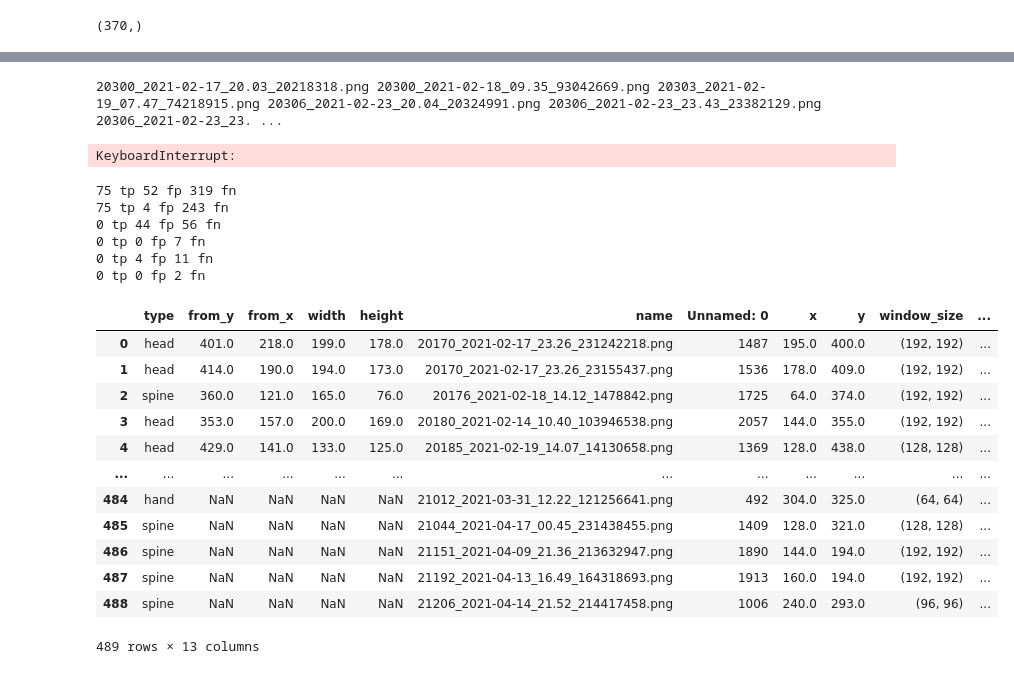
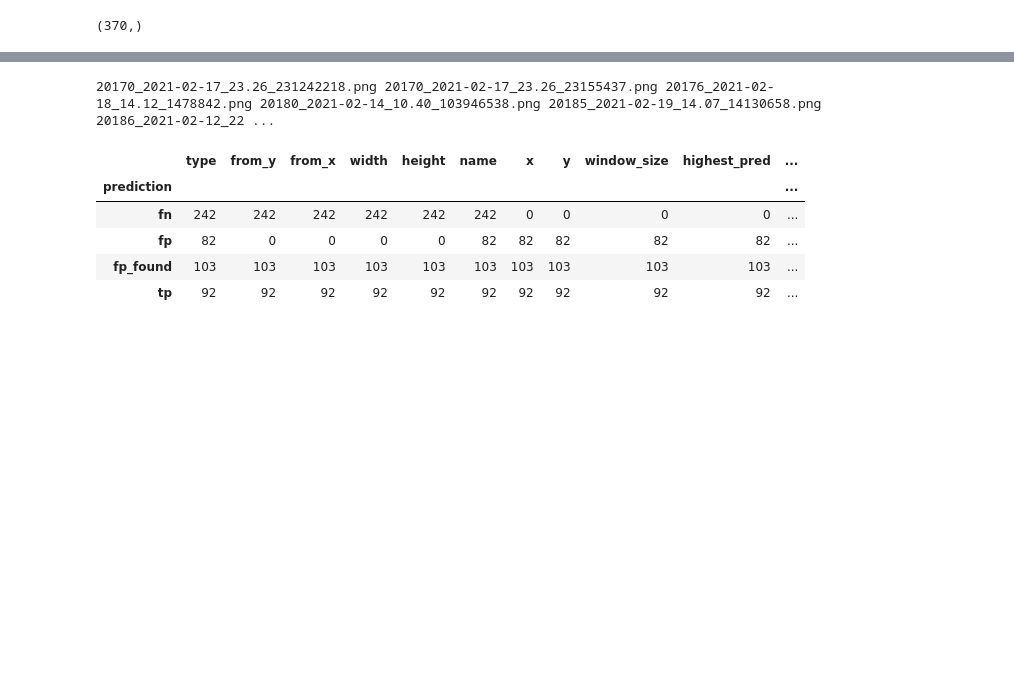
Before and after one commit to ZnFarha/Project3-1, a Jupyter notebook: src/HOG/Test2.ipynb, the cells around one changed output, grey strips where cells are left out. Drawn from its saved outputs; the diff is of its cells as text; code cells hidden in the pictures; blank space fills up the shorter version.

```diff
--- a/src/HOG/Test2.ipynb
+++ b/src/HOG/Test2.ipynb
@@ -94,25 +98,24 @@ Wall time: 1.06 s
 # %%
 %%time
 import time
-from joblib import Parallel, delayed
 
 def analyse(image):
     print(image, end=' ')
+
     img = cv2.imread(resources_path+image_folder+'/'+image, 0)
 
     start = time.time()
 
     feat_image, result, pred = Classify.analyse_image(img, classifiers,  crop_thresh=0.2, blur_size=10, bright_strength=1, sharp_strength=1,
-                                   square_step=True, windows=[(64, 64), (96, 96), (128, 128), (192, 192)], window_stride=16, pred_threshold = 0.99)
+                                   square_step=True, windows=[(64, 64), (96, 96), (128, 128), (192, 192)], window_stride=16, pred_threshold = 0.95)
 
     end = time.time()
     result['time_in_s'] = end-start
     result['name'] = image
-    result.to_csv(resources_path+'/test/res/'+image[0:-4]+'.csv')
+    result.to_csv(resources_path+'/test/res/'+image[0:-4]+'.csv', index=False)
 
-for im in images_to_check[142:]:
+for im in images_to_check:
     analyse(im)
 # %% [output]
-20300_2021-02-17_20.03_20218318.png 20300_2021-02-18_09.35_93042669.png 20303_2021-02-19_07.47_74218915.png 20306_2021-02-23_20.04_20324991.png 20306_2021-02-23_23.43_23382129.png 20306_2021-02-23_23. ...
+20170_2021-02-17_23.26_231242218.png 20170_2021-02-17_23.26_23155437.png 20176_2021-02-18_14.12_1478842.png 20180_2021-02-14_10.40_103946538.png 20185_2021-02-19_14.07_14130658.png 20186_2021-02-12_22 ...
-KeyboardInterrupt:
 # %%
@@ -135,48 +139,26 @@ results1 = results1.drop(columns=['full_width', 'full_height', 'head', 'spine',
 # %%
 from Classify import iou_value
 
 def iou(row):
     if row.isnull().values.any():
         return 0
     c, c1 = row[['from_x','from_y']], row[['x','y']]
     boxA = [c[0], c[1], c[0]+row['width'], c[1]+row['height']]
     boxB = [c1[0], c1[1], c1[0]+row['window_size'][0], c1[1]+row['window_size'][1]]
     return iou_value(boxA, boxB, boxes=True)
 
+results1.loc[:,'iou'] = results1.apply(iou, axis=1)
+results1.loc[results1['iou']>=0.5,'prediction'] = 'tp'
+results1.loc[results1['iou']<0.5,'prediction'] = 'fp_found'
+results1.loc[results1['from_y'].isna(), 'prediction'] = 'fp'
+results1.loc[results1['x'].isna(), 'prediction'] = 'fn'
 
-def t(df):
-
-    true_positive = len(df[df['iou']>0.5])
-    false_negative = df['x'].isna().sum()
-    false_positive = df['from_x'].isna().sum()
-    print('{} tp {} fp {} fn'.format(true_positive, false_positive, false_negative))
-
-results1.loc[:,'iou'] = results1.apply(iou, axis=1)
-t(results1)
-t(results1[results1['type']=='head'])
-t(results1[results1['type']=='spine'])
-t(results1[results1['type']=='arm'])
-t(results1[results1['type']=='hand'])
-t(results1[results1['type']=='leg'])
-results1
+results1.groupby(by='prediction').count()
 # %% [output]
-75 tp 52 fp 319 fn
-75 tp 4 fp 243 fn
-0 tp 44 fp 56 fn
-0 tp 0 fp 7 fn
-0 tp 4 fp 11 fn
-0 tp 0 fp 2 fn
-|  | type | from_y | from_x | width | height | name | Unnamed: 0 | x | y | window_size | ... |
-| 0 | head | 401.0 | 218.0 | 199.0 | 178.0 | 20170_2021-02-17_23.26_231242218.png | 1487 | 195.0 | 400.0 | (192, 192) | ... |
-| 1 | head | 414.0 | 190.0 | 194.0 | 173.0 | 20170_2021-02-17_23.26_23155437.png | 1536 | 178.0 | 409.0 | (192, 192) | ... |
-| 2 | spine | 360.0 | 121.0 | 165.0 | 76.0 | 20176_2021-02-18_14.12_1478842.png | 1725 | 64.0 | 374.0 | (192, 192) | ... |
-| 3 | head | 353.0 | 157.0 | 200.0 | 169.0 | 20180_2021-02-14_10.40_103946538.png | 2057 | 144.0 | 355.0 | (192, 192) | ... |
-| 4 | head | 429.0 | 141.0 | 133.0 | 125.0 | 20185_2021-02-19_14.07_14130658.png | 1369 | 128.0 | 438.0 | (128, 128) | ... |
-| ... | ... | ... | ... | ... | ... | ... | ... | ... | ... | ... | ... |
-| 484 | hand | NaN | NaN | NaN | NaN | 21012_2021-03-31_12.22_121256641.png | 492 | 304.0 | 325.0 | (64, 64) | ... |
-| 485 | spine | NaN | NaN | NaN | NaN | 21044_2021-04-17_00.45_231438455.png | 1409 | 128.0 | 321.0 | (128, 128) | ... |
-| 486 | spine | NaN | NaN | NaN | NaN | 21151_2021-04-09_21.36_213632947.png | 1890 | 144.0 | 194.0 | (192, 192) | ... |
-| 487 | spine | NaN | NaN | NaN | NaN | 21192_2021-04-13_16.49_164318693.png | 1913 | 160.0 | 194.0 | (192, 192) | ... |
-| 488 | spine | NaN | NaN | NaN | NaN | 21206_2021-04-14_21.52_214417458.png | 1006 | 240.0 | 293.0 | (96, 96) | ... |
+|  | type | from_y | from_x | width | height | name | x | y | window_size | highest_pred | ... |
+| prediction |  |  |  |  |  |  |  |  |  |  | ... |
+| fn | 242 | 242 | 242 | 242 | 242 | 242 | 0 | 0 | 0 | 0 | ... |
+| fp | 82 | 0 | 0 | 0 | 0 | 82 | 82 | 82 | 82 | 82 | ... |
+| fp_found | 103 | 103 | 103 | 103 | 103 | 103 | 103 | 103 | 103 | 103 | ... |
+| tp | 92 | 92 | 92 | 92 | 92 | 92 | 92 | 92 | 92 | 92 | ... |
-489 rows × 13 columns
 # %%
```
Also changed, not shown: parts of 9 cells of this notebook, 1 other file.
